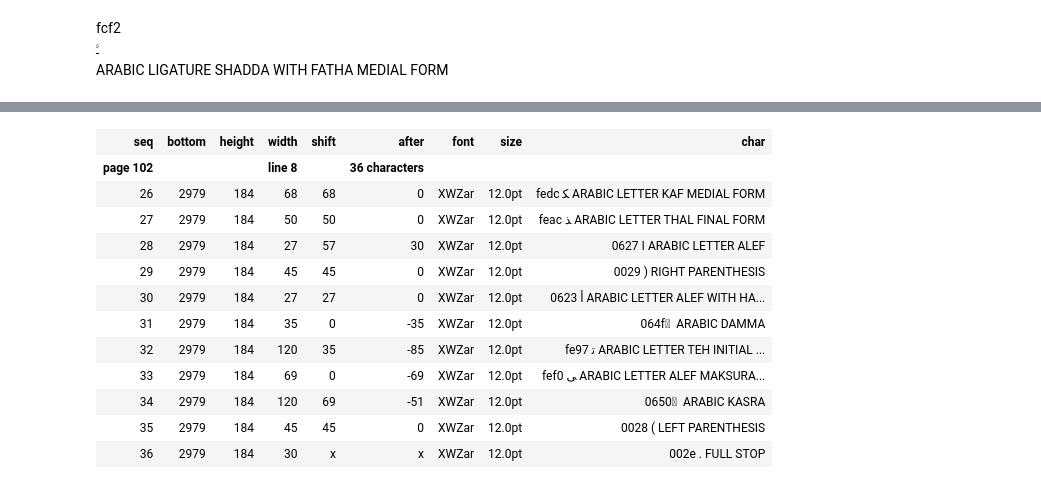
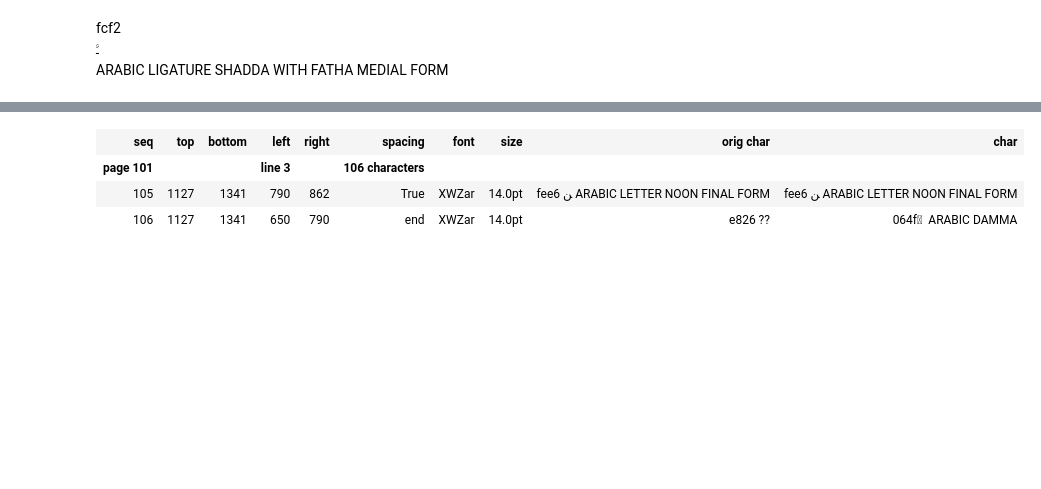
Before and after one commit to among/fusus, a Jupyter notebook: source/getTextPage.ipynb, the cells around one changed output, grey strips where cells are left out. Drawn from its saved outputs; the diff is of its cells as text; code cells hidden in the pictures; blank space fills up the shorter version.

Commit message:
increasing rule sophistication for lakhnawi pdf private char replacement

```diff
--- a/source/getTextPage.ipynb
+++ b/source/getTextPage.ipynb
@@ -78,0 +100,4 @@ Lw.showUsedChars(testPages, onlyPuas=False, long=False)
+# %%
+testPages = "100-103"
+Lw.getPages(testPages, refreshConfig=True)
+Lw.htmlPages(testPages)
@@ -79,16 +176,7 @@ Lw.showUsedChars(testPages, onlyPuas=False, long=False)
 # %%
-Lw.showLines(testPages, 8, "26-81")
+Lw.showLines(testPages, 3, "105-120")
 # %% [output]
-| seq | bottom | height | width | shift | after | font | size | char |
-| page 102 |  |  | line 8 |  | 36 characters |  |  |
-| 26 | 2979 | 184 | 68 | 68 | 0 | XWZar | 12.0pt | fedc ﻜ ARABIC LETTER KAF MEDIAL FORM |
-| 27 | 2979 | 184 | 50 | 50 | 0 | XWZar | 12.0pt | feac ﺬ ARABIC LETTER THAL FINAL FORM |
-| 28 | 2979 | 184 | 27 | 57 | 30 | XWZar | 12.0pt | 0627 ا ARABIC LETTER ALEF |
-| 29 | 2979 | 184 | 45 | 45 | 0 | XWZar | 12.0pt | 0029 ) RIGHT PARENTHESIS |
-| 30 | 2979 | 184 | 27 | 27 | 0 | XWZar | 12.0pt | 0623 أ ARABIC LETTER ALEF WITH HA... |
-| 31 | 2979 | 184 | 35 | 0 | -35 | XWZar | 12.0pt | 064f ُ ARABIC DAMMA |
-| 32 | 2979 | 184 | 120 | 35 | -85 | XWZar | 12.0pt | fe97 ﺗ ARABIC LETTER TEH INITIAL ... |
-| 33 | 2979 | 184 | 69 | 0 | -69 | XWZar | 12.0pt | fef0 ﻰ ARABIC LETTER ALEF MAKSURA... |
-| 34 | 2979 | 184 | 120 | 69 | -51 | XWZar | 12.0pt | 0650 ِ ARABIC KASRA |
-| 35 | 2979 | 184 | 45 | 45 | 0 | XWZar | 12.0pt | 0028 ( LEFT PARENTHESIS |
-| 36 | 2979 | 184 | 30 | x | x | XWZar | 12.0pt | 002e . FULL STOP |
+| seq | top | bottom | left | right | spacing | font | size | orig char | char |
+| page 101 |  |  | line 3 |  | 106 characters |  |  |
+| 105 | 1127 | 1341 | 790 | 862 | True | XWZar | 14.0pt | fee6 ﻦ ARABIC LETTER NOON FINAL FORM | fee6 ﻦ ARABIC LETTER NOON FINAL FORM |
+| 106 | 1127 | 1341 | 650 | 790 | end | XWZar | 14.0pt | e826 ?? | 064f ُ ARABIC DAMMA |
```
Also changed, not shown: parts of 11 cells of this notebook, 2 other files.
